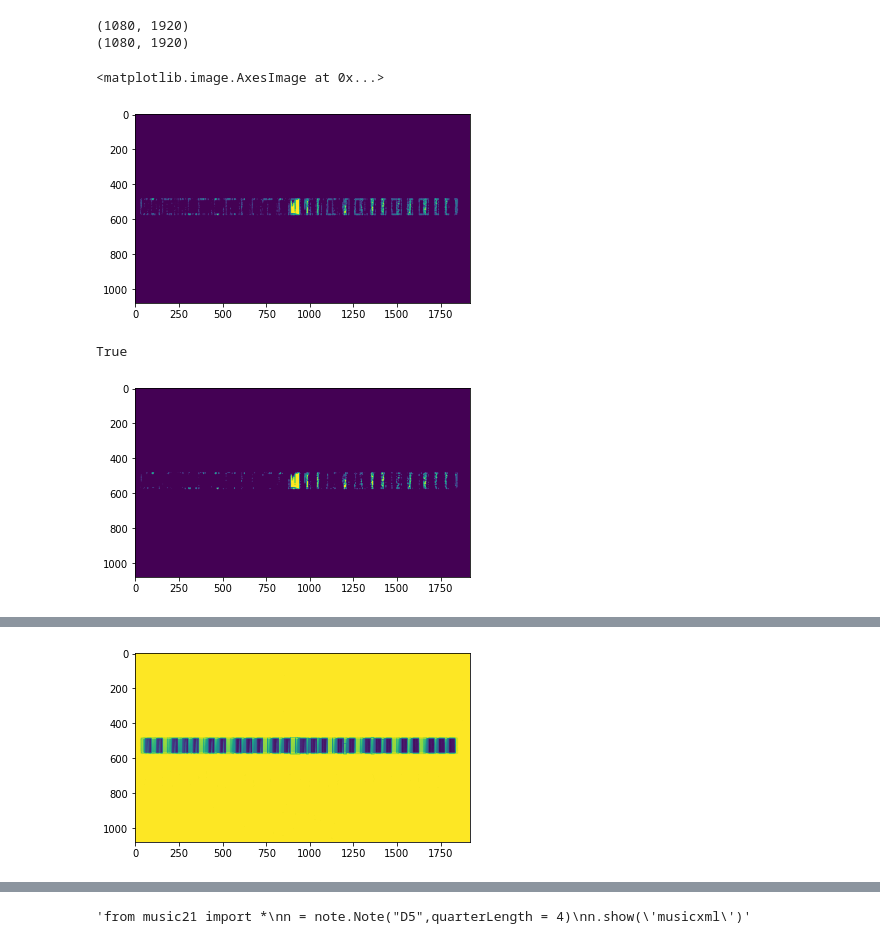
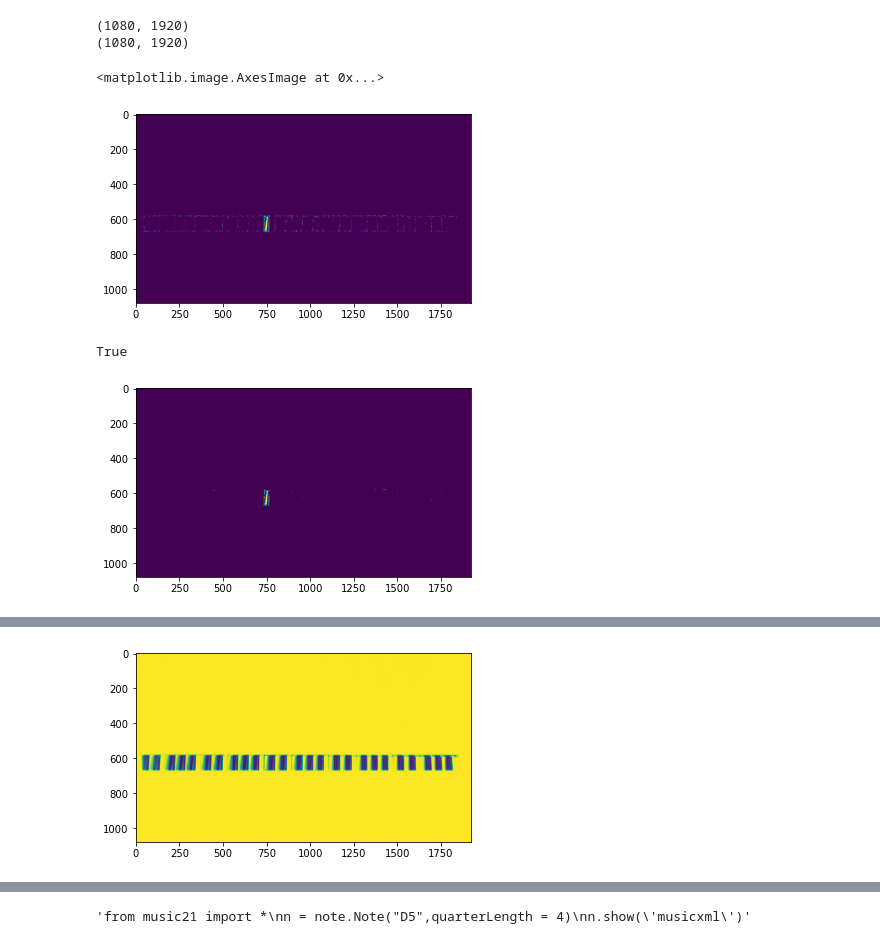
Before and after one commit to rasseimu/kakenkeyboard, a Jupyter notebook: keyboard/d_without_while.ipynb, the cells around one changed output, grey strips where cells are left out. Cells and saved outputs as stored; diff of their text form; code cells hidden in the pictures.

```diff
--- a/keyboard/d_without_while.ipynb
+++ b/keyboard/d_without_while.ipynb
@@ -450,7 +452,7 @@ print(img_1_gray.shape)
 img_1 = cv2.bitwise_or(img_1_gray, im_mask)
 
 #比較したい画像を入力
-img_2 = cv2.imread('./imagefile/tryout/img_151.jpg',1)
+img_2 = cv2.imread('./imagefile/tryout/img_030.jpg',1)
 img_2_gray = cv2.cvtColor(img_2, cv2.COLOR_BGR2GRAY)
 print(img_2_gray.shape)
 img_2 = cv2.bitwise_or(img_2_gray, im_mask)
@@ -468,7 +470,7 @@ plt.imshow(img_th)
 (1080, 1920)
 (1080, 1920)
 <matplotlib.image.AxesImage at 0x...>
-[figure, old version]
+[figure, new version]
 # %%
  # アパーチャーサイズ 3, 5, or 7 など 1 より大きい奇数。数値が大きいほどぼかしが出る。
 ksize=3
@@ -488,7 +490,7 @@ plt.imshow(img_mask)
 cv2.imwrite("./after/sa.jpg",img_mask)
 # %% [output]
 True
-[figure, old version]
+[figure, new version]
 # %%
 #輪郭を検出
 contours, hierarchy = cv2.findContours(img_mask, cv2.RETR_EXTERNAL, cv2.CHAIN_APPROX_SIMPLE)
@@ -496,36 +498,41 @@ contours, hierarchy = cv2.findContours(img_mask, cv2.RETR_EXTERNAL, cv2.CHAIN_AP
 contours = list(filter(lambda x: cv2.contourArea(x) > 400, contours))
 
 testarray=[]
+print(len(contours))
+print(contours)
 
+
+if 1==2:a=1
+else:
 #閾値以上の差分を四角で囲う
-for i,cnt in enumerate(contours):
-    if width > 50 or height > 50:
-        x, y, width, height = cv2.boundingRect(cnt)
-        cv2.rectangle(img_1, (x, y), (x+width, y+height), (0, 0, 255), 1)
-        #黒鍵検出　元の影よりも重心のx座標が大きいか小さいか
-        jyusin = math.floor(x + width / 2)
-        print(jyusin)
-        i=1
-        numi= xleft2[i]
-        numi1=xleft2[i-1]
-
-        while (numi-jyusin)*(numi-jyusin) < (numi1-jyusin)*(numi1-jyusin):
-            i=i+1
+    for i,cnt in enumerate(contours):
+        if width > 50 or height > 50:
+            x, y, width, height = cv2.boundingRect(cnt)
+            cv2.rectangle(img_1, (x, y), (x+width, y+height), (0, 0, 255), 1)
+            #黒鍵検出　元の影よりも重心のx座標が大きいか小さいか
+            jyusin = math.floor(x + width / 2)
+            print(jyusin)
+            i=1
             numi= xleft2[i]
             numi1=xleft2[i-1]
-        if numi1 < jyusin :
-            print("kokken")
-            kenshoku = 0
 
-        else :
-            if numi1 >= jyusin :
-                print("hakken")
-                kenshoku = 1
+            while (numi-jyusin)*(numi-jyusin) < (numi1-jyusin)*(numi1-jyusin):
+                i=i+1
+                numi= xleft2[i]
+                numi1=xleft2[i-1]
+            if numi1 < jyusin :
+                print("kokken")
+                kenshoku = 0
 
             else :
-                print("nothing")
-        testarray+=[[jyusin,kenshoku]]
-        print("")
+                if numi1 >= jyusin :
+                    print("hakken")
+                    kenshoku = 1
+
+                else :
+                    print("nothing")
+            testarray+=[[jyusin,kenshoku]]
+            print("")
 
 plt.imshow(img_1)
 print(testarray)
@@ -552,4 +557,4 @@ hakken
-[figure, old version]
+[figure, new version]
 # %%
 cx=[]
 #cy=[]
```
Also changed, not shown: parts of 28 cells of this notebook, 1 other file.
